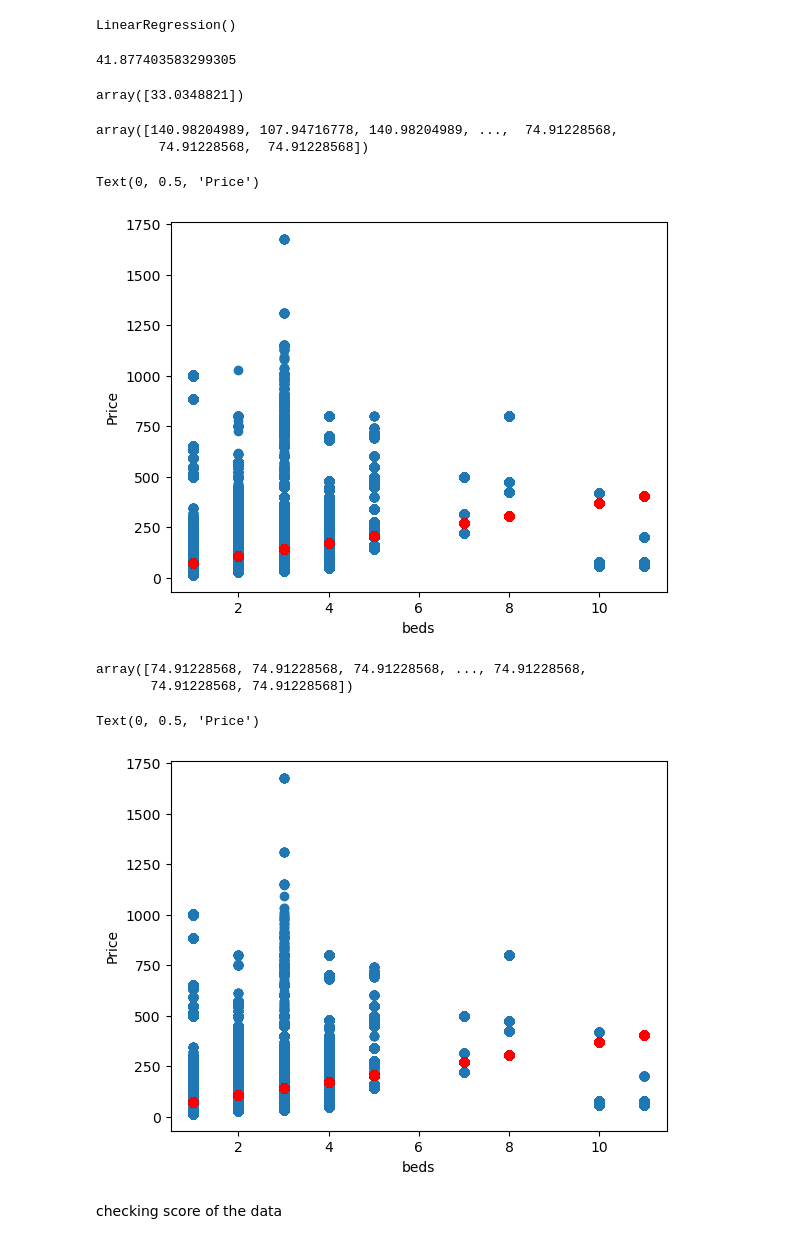
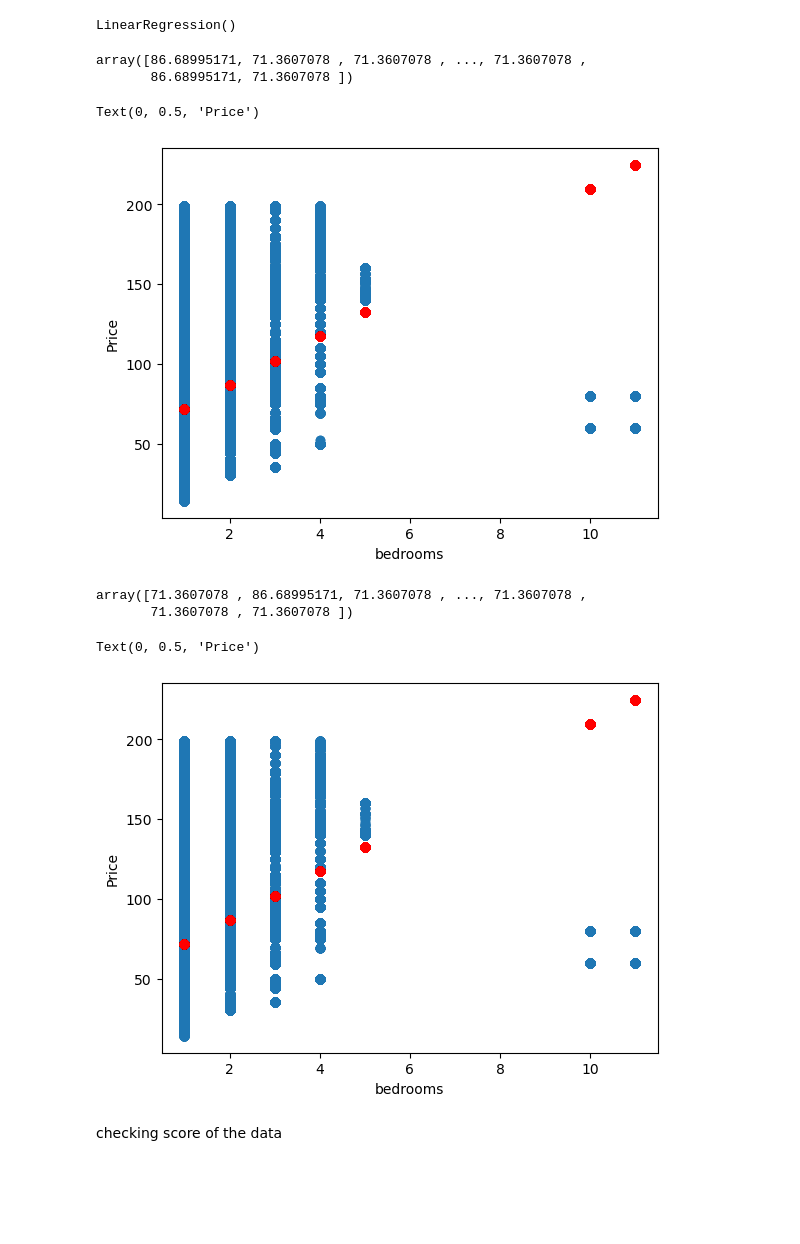
Before and after one commit to siroi97/HV_capstone_airbnb, a Jupyter notebook: Air_BNB_Python_file.ipynb, the cells around one changed output. Drawn from its saved outputs; the diff is of its cells as text; code cells hidden in the pictures; blank space fills up the shorter version.

```diff
--- a/Air_BNB_Python_file.ipynb
+++ b/Air_BNB_Python_file.ipynb
@@ -167,0 +172,10 @@ calendar['adjusted_price'].fillna(calendar['adjusted_price'].median(),inplace=Tr
+# %%
+Q1 =calendar['price'].quantile(0.25)
+Q3 = calendar['price'].quantile(0.75)
+IQR = Q3 - Q1
+
+threshold = 1.5
+outliers = calendar[(calendar['price'] < Q1 - threshold * IQR) | (calendar['price'] > Q3 + threshold * IQR)]
+# %%
+calendar = calendar.drop(outliers.index)
+calendar
@@ -1039,6 +1113,6 @@ Index(['calender_id', 'listing_id', 'available', 'price', 'adjusted_price',
        'Review_date'],
       dtype='object')
 # %%
-df=df.drop(df[['calender_id','latitude','longitude','host_id','review_id','reviewer_id']],axis=1)
-df
+df1=df.drop(df[['calender_id','latitude','longitude','host_id','review_id','reviewer_id']],axis=1)
+df1
 # %% [output]
@@ -1102,6 +1155,3 @@ df['price'].max()
-# %%
-i = df[((df.price == 5800) )].index
-df=df.drop(i)
 # %%
 sns.scatterplot(x='amenities_element_count',y='price',data=df)
 # %% [output]
@@ -1154,44 +1195,34 @@ lr=LinearRegression()
 lr.fit(x_train,y_train)
 # %% [output]
 LinearRegression()
-# %%
-c=lr.intercept_
-c
-# %% [output]
-41.877403583299305
-# %%
-m=lr.coef_
-m
-# %% [output]
-array([33.0348821])
 # %%
 y_pred_train=lr.predict(x_train)
 y_pred_train
 # %% [output]
-array([140.98204989, 107.94716778, 140.98204989, ...,  74.91228568,
-        74.91228568,  74.91228568])
+array([86.68995171, 71.3607078 , 71.3607078 , ..., 71.3607078 ,
+       86.68995171, 71.3607078 ])
 # %%
 plt.scatter(x_train,y_train)
 plt.scatter(x_train,y_pred_train,color='red')
-plt.xlabel('beds')
+plt.xlabel('bedrooms')
 plt.ylabel('Price')
 # %% [output]
 Text(0, 0.5, 'Price')
-[figure, old version]
+[figure, new version]
 # %%
 y_pred_test=lr.predict(x_test)
 y_pred_test
 # %% [output]
-array([74.91228568, 74.91228568, 74.91228568, ..., 74.91228568,
-       74.91228568, 74.91228568])
+array([71.3607078 , 86.68995171, 71.3607078 , ..., 71.3607078 ,
+       71.3607078 , 71.3607078 ])
 # %%
 plt.scatter(x_test,y_test)
 plt.scatter(x_test,y_pred_test,color='red')
-plt.xlabel('beds')
+plt.xlabel('bedrooms')
 plt.ylabel('Price')
 # %% [output]
 Text(0, 0.5, 'Price')
-[figure, old version]
+[figure, new version]
 # %% [markdown]
 checking score of the data
 # %%
```
Also changed, not shown: parts of 68 cells of this notebook.
